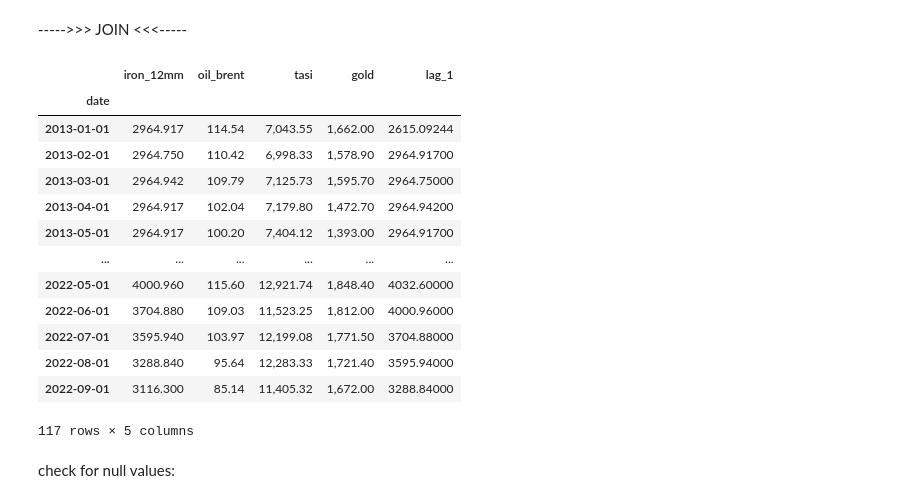
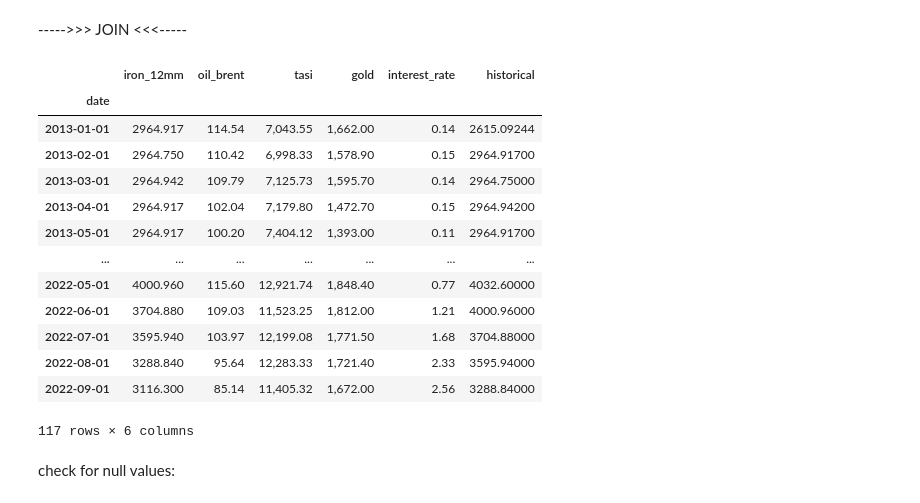
Before and after one commit to FNafisa/Test_repo, a Jupyter notebook: professional/Project PoC/multivariate forecastor.ipynb, the cells around one changed output. Drawn from its saved outputs; the diff is of its cells as text; code cells hidden in the pictures.

```diff
--- a/professional/Project PoC/multivariate forecastor.ipynb
+++ b/professional/Project PoC/multivariate forecastor.ipynb
@@ -29,3 +29,8 @@ def str_to_datetime(s):
   split = s.split('/')
   month, day, year = int(split[0]), int(split[1]), int(split[2])
   return dt.datetime(year=year, month=month, day=day)
+
+def str_to_datetime_ii(s):
+  split = s.split('-')
+  year, month, day = int(split[0]), int(split[1]), int(split[2])
+  return dt.datetime(year=year, month=month, day=day)
@@ -83,6 +97,13 @@ df_gold.index = df_gold.pop('Date')
 # we keep only the needed columns
 df_gold= pd.DataFrame(df_gold['Price'])
 df_gold.columns= ['gold']
+
+
+df_interest_rates= pd.read_csv(r'C:\Users\fnafisa\WORKSPACE\professional\Project PoC\Input\data\Fed fund rates\FEDFUNDS.csv')
+df_interest_rates['Date'] = df_interest_rates['DATE'].apply(str_to_datetime_ii)
+df_interest_rates.index = df_interest_rates.pop('Date')
+df_interest_rates= pd.DataFrame(df_interest_rates['FEDFUNDS'])
+df_interest_rates.columns= ['interest_rate']
 # %% [markdown]
   ----->>> JOIN <<<-----
 # %%
@@ -91,27 +112,28 @@ df_gold.columns= ['gold']
 dataset_train = pd.merge(df_iron_12mm,df_oil_brent, how='left', left_index=True, right_index=True)
 dataset_train = pd.merge(dataset_train,df_TASI, how='left', left_index=True, right_index=True)
 dataset_train = pd.merge(dataset_train,df_gold, how='left', left_index=True, right_index=True)
+dataset_train = pd.merge(dataset_train,df_interest_rates, how='left', left_index=True, right_index=True)
 # %%
-dataset_train['lag_1']= dataset_train['iron_12mm'].shift(1)
+dataset_train['historical']= dataset_train['iron_12mm'].shift(1)
 
-dataset_train['lag_1'].fillna(value=dataset_train['lag_1'].mean(), inplace=True)
+dataset_train['historical'].fillna(value=dataset_train['historical'].mean(), inplace=True)
 
 dataset_train
 # %% [output]
-|  | iron_12mm | oil_brent | tasi | gold | lag_1 |
-| date |  |  |  |  |  |
-| 2013-01-01 | 2964.917 | 114.54 | 7,043.55 | 1,662.00 | 2615.09244 |
-| 2013-02-01 | 2964.750 | 110.42 | 6,998.33 | 1,578.90 | 2964.91700 |
-| 2013-03-01 | 2964.942 | 109.79 | 7,125.73 | 1,595.70 | 2964.75000 |
-| 2013-04-01 | 2964.917 | 102.04 | 7,179.80 | 1,472.70 | 2964.94200 |
-| 2013-05-01 | 2964.917 | 100.20 | 7,404.12 | 1,393.00 | 2964.91700 |
-| ... | ... | ... | ... | ... | ... |
-| 2022-05-01 | 4000.960 | 115.60 | 12,921.74 | 1,848.40 | 4032.60000 |
-| 2022-06-01 | 3704.880 | 109.03 | 11,523.25 | 1,812.00 | 4000.96000 |
-| 2022-07-01 | 3595.940 | 103.97 | 12,199.08 | 1,771.50 | 3704.88000 |
-| 2022-08-01 | 3288.840 | 95.64 | 12,283.33 | 1,721.40 | 3595.94000 |
-| 2022-09-01 | 3116.300 | 85.14 | 11,405.32 | 1,672.00 | 3288.84000 |
+|  | iron_12mm | oil_brent | tasi | gold | interest_rate | historical |
+| date |  |  |  |  |  |  |
+| 2013-01-01 | 2964.917 | 114.54 | 7,043.55 | 1,662.00 | 0.14 | 2615.09244 |
+| 2013-02-01 | 2964.750 | 110.42 | 6,998.33 | 1,578.90 | 0.15 | 2964.91700 |
+| 2013-03-01 | 2964.942 | 109.79 | 7,125.73 | 1,595.70 | 0.14 | 2964.75000 |
+| 2013-04-01 | 2964.917 | 102.04 | 7,179.80 | 1,472.70 | 0.15 | 2964.94200 |
+| 2013-05-01 | 2964.917 | 100.20 | 7,404.12 | 1,393.00 | 0.11 | 2964.91700 |
+| ... | ... | ... | ... | ... | ... | ... |
+| 2022-05-01 | 4000.960 | 115.60 | 12,921.74 | 1,848.40 | 0.77 | 4032.60000 |
+| 2022-06-01 | 3704.880 | 109.03 | 11,523.25 | 1,812.00 | 1.21 | 4000.96000 |
+| 2022-07-01 | 3595.940 | 103.97 | 12,199.08 | 1,771.50 | 1.68 | 3704.88000 |
+| 2022-08-01 | 3288.840 | 95.64 | 12,283.33 | 1,721.40 | 2.33 | 3595.94000 |
+| 2022-09-01 | 3116.300 | 85.14 | 11,405.32 | 1,672.00 | 2.56 | 3288.84000 |
-117 rows × 5 columns
+117 rows × 6 columns
 # %% [markdown]
 check for null values:
 # %%
```
Also changed, not shown: parts of 11 cells of this notebook, 2 other files.
